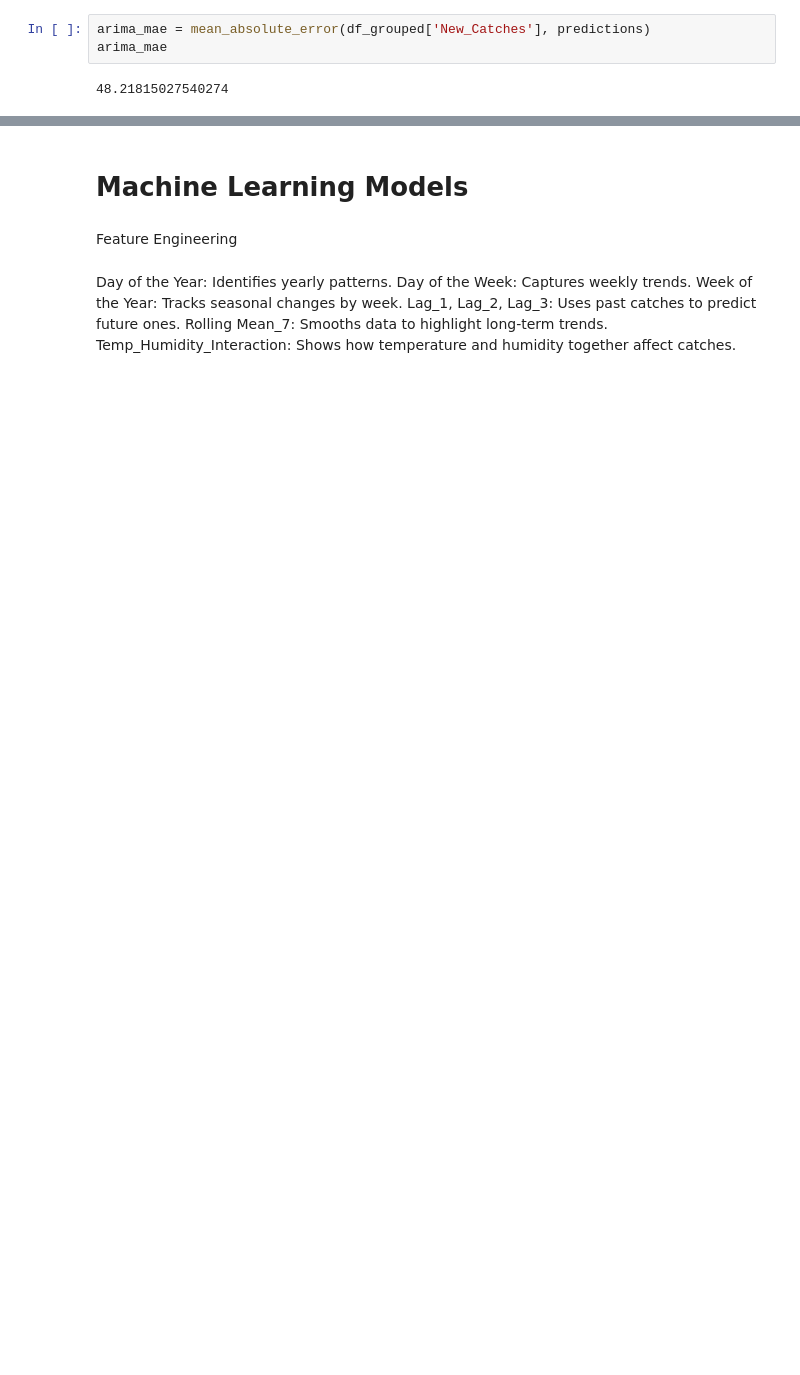
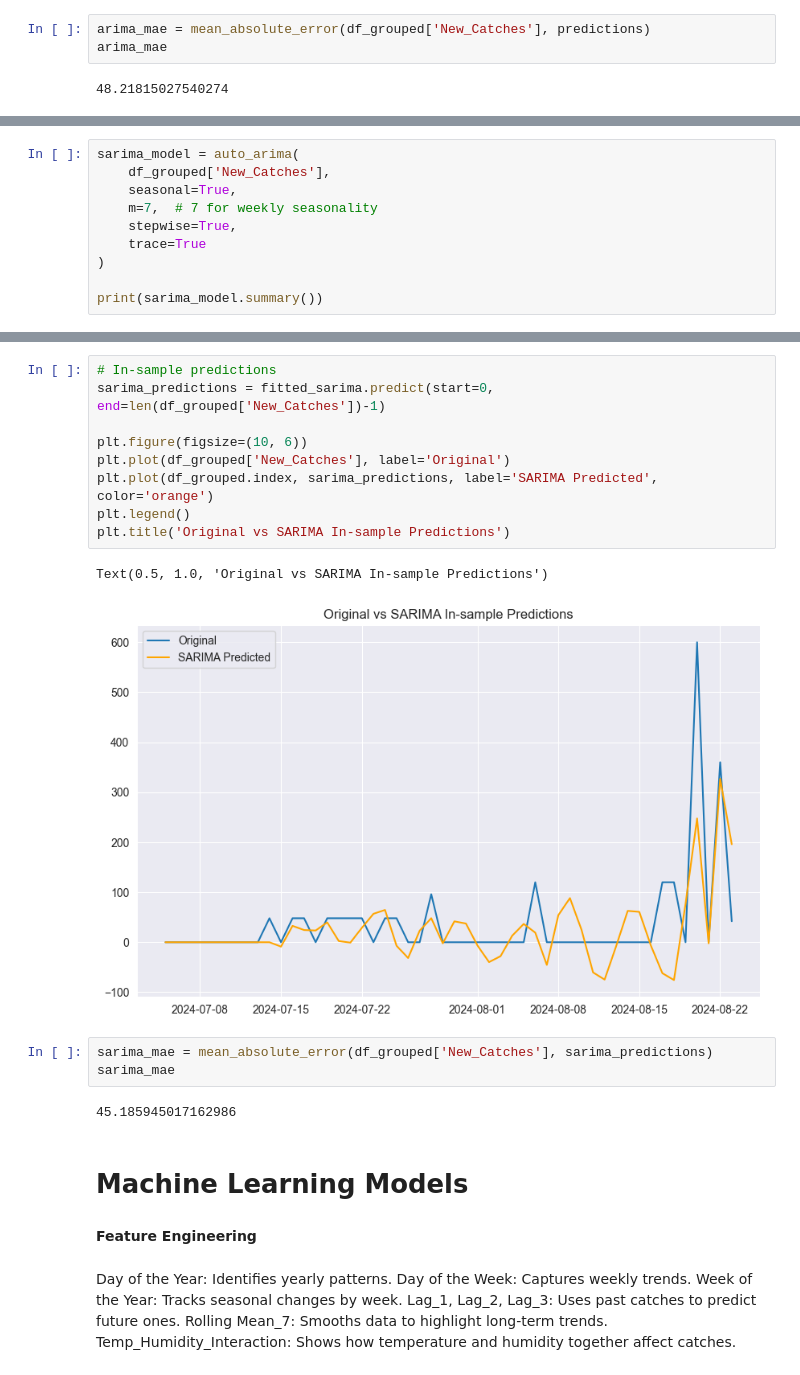
Before and after one commit to razamehar/Time-Series-Forecasting-ARIMA-ML, a Jupyter notebook: main.ipynb, the cells around one changed output, grey strips where cells are left out. Drawn from its saved outputs; the diff is of its cells as text; blank space fills up the shorter version.

```diff
--- a/main.ipynb
+++ b/main.ipynb
@@ -355,0 +385,10 @@ arima_mae
+# %%
+sarima_model = auto_arima(
+    df_grouped['New_Catches'],
+    seasonal=True,
+    m=7,  # 7 for weekly seasonality
+    stepwise=True,
+    trace=True
+)
+
+print(sarima_model.summary())
@@ -356,7 +424,24 @@ arima_mae
+# %%
+# In-sample predictions
+sarima_predictions = fitted_sarima.predict(start=0, end=len(df_grouped['New_Catches'])-1)
+
+plt.figure(figsize=(10, 6))
+plt.plot(df_grouped['New_Catches'], label='Original')
+plt.plot(df_grouped.index, sarima_predictions, label='SARIMA Predicted', color='orange')
+plt.legend()
+plt.title('Original vs SARIMA In-sample Predictions')
+# %% [output]
+Text(0.5, 1.0, 'Original vs SARIMA In-sample Predictions')
+[figure, added]
+# %%
+sarima_mae = mean_absolute_error(df_grouped['New_Catches'], sarima_predictions)
+sarima_mae
+# %% [output]
+45.185945017162986
 # %% [markdown]
 # Machine Learning Models
 # %% [markdown]
-Feature Engineering
+**Feature Engineering**
 # %% [markdown]
 Day of the Year: Identifies yearly patterns.
 Day of the Week: Captures weekly trends.
```
Also changed, not shown: parts of 17 cells of this notebook.
